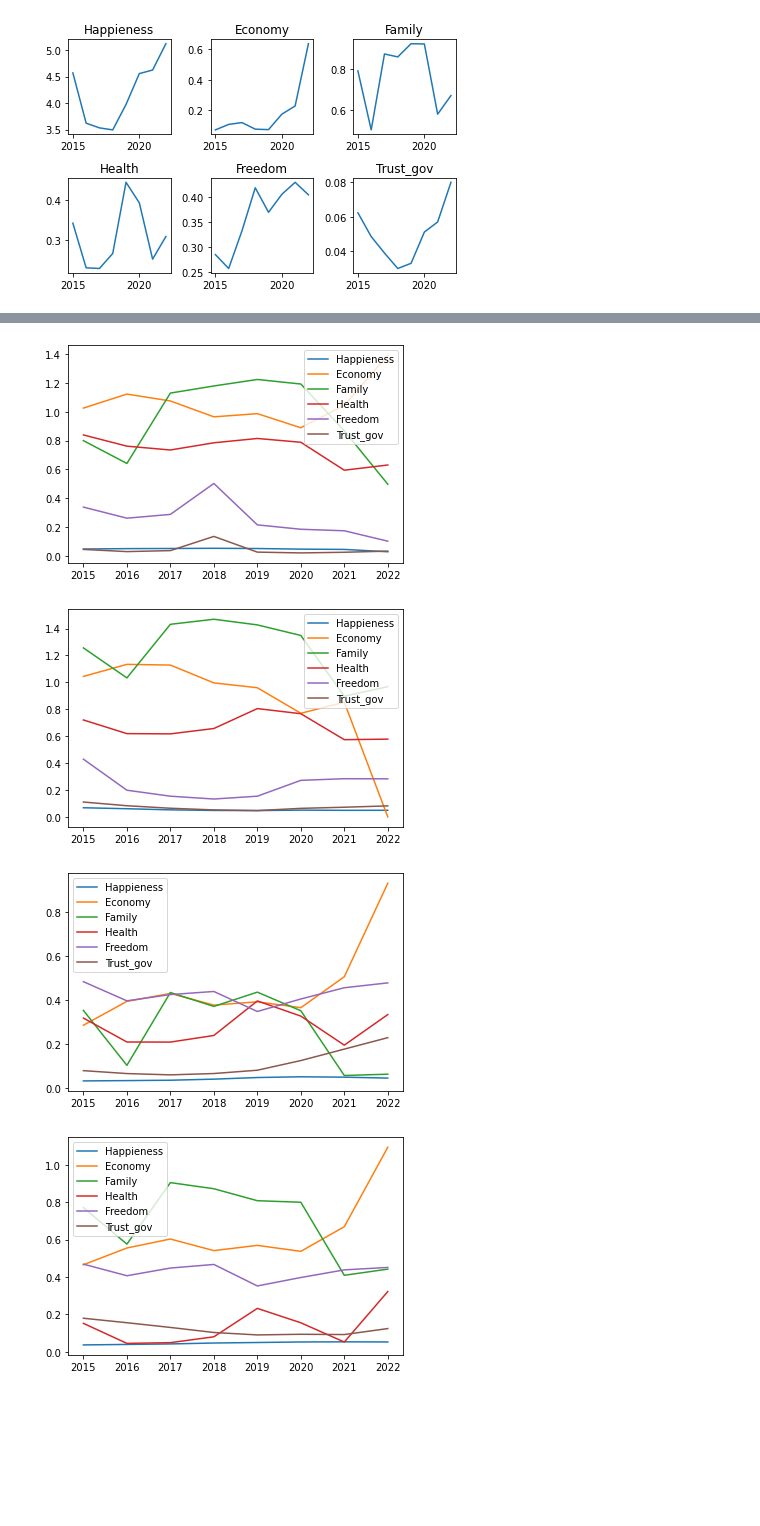
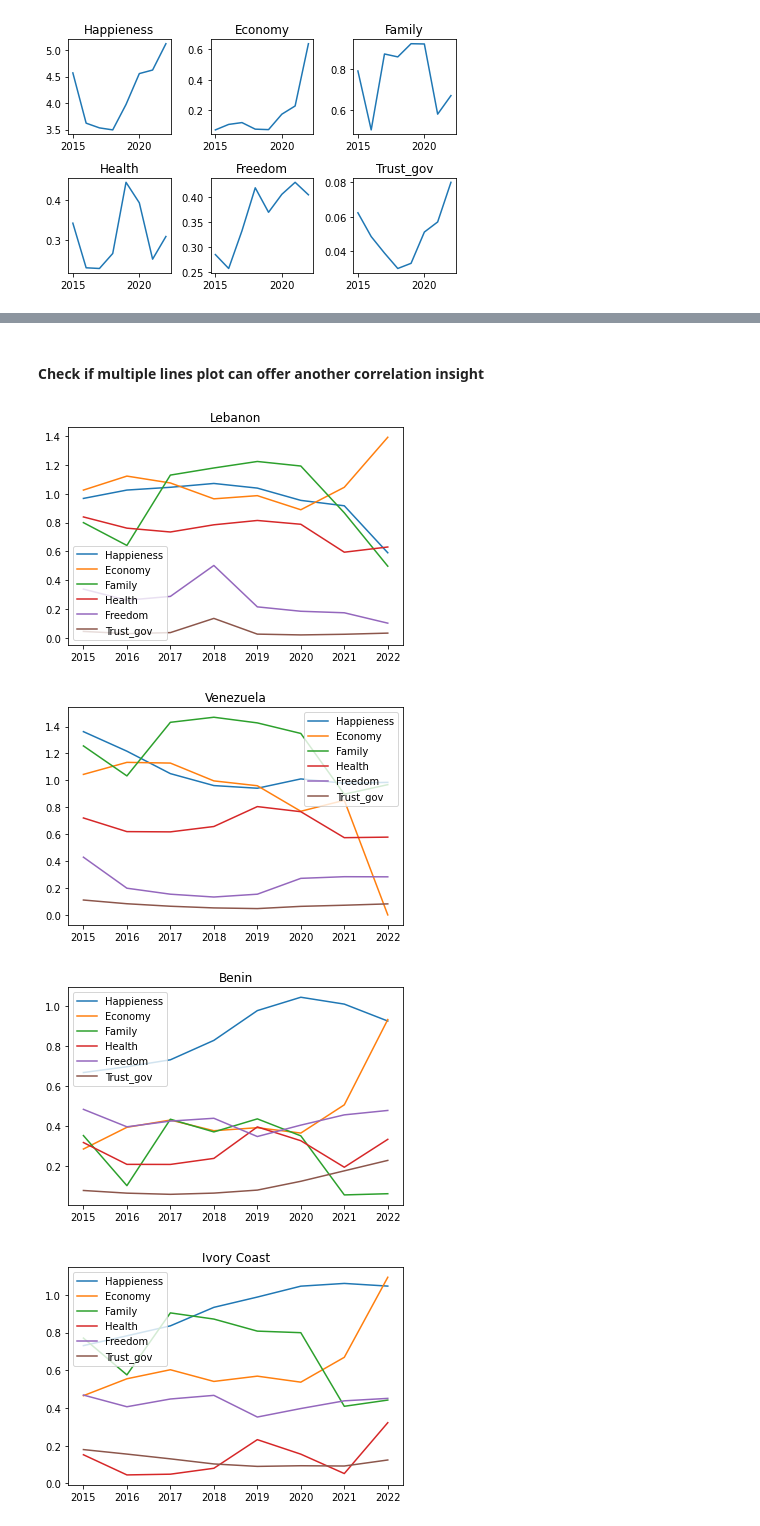
Before and after one commit to mkinga930/data_preliminary_adventure, a Jupyter notebook: Happiness_report_analysis.ipynb, the cells around one changed output, grey strips where cells are left out. Saved outputs shown, nothing was run; the diff lists cells and outputs as text; code cells hidden in the pictures; blank space fills up the shorter version.

Commit message:
Update Happiness_report_analysis.ipynb; add/modify markdowns, use added methods from country_lib1

```diff
--- a/Happiness_report_analysis.ipynb
+++ b/Happiness_report_analysis.ipynb
@@ -187,10 +214,13 @@ Subplot for: Liberia
+# %% [markdown]
+#### Check if multiple lines plot can offer another correlation insight
 # %%
 for country_name, country_df in biggest_diff_countries.items():
     country_df_modified = country_df
-    country_df_modified['Happiness Score'] = country_df_modified['Happiness Score']/10
+    #scale happiness score
+    country_df_modified['Happiness Score'] = country_df_modified['Happiness Score']/5
     CoutriesDataValidator.make_multiple_lines_plot(country_df_modified, country_name)
 # %% [output]
-[figure, old version]
+[figure, new version]
-[figure, old version]
+[figure, new version]
-[figure, old version]
+[figure, new version]
-[figure, old version]
+[figure, new version]
```
Also changed, not shown: parts of 23 cells of this notebook.
